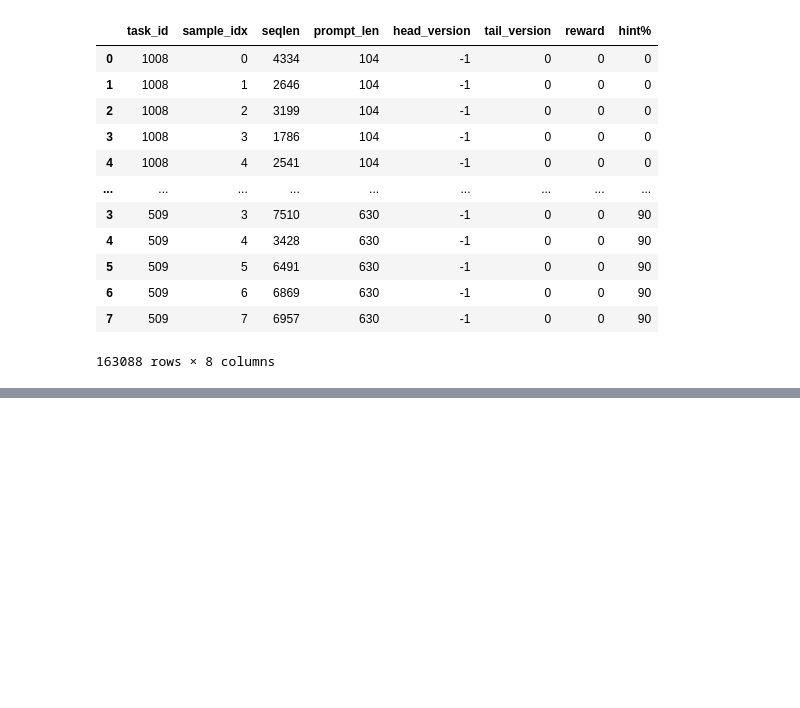
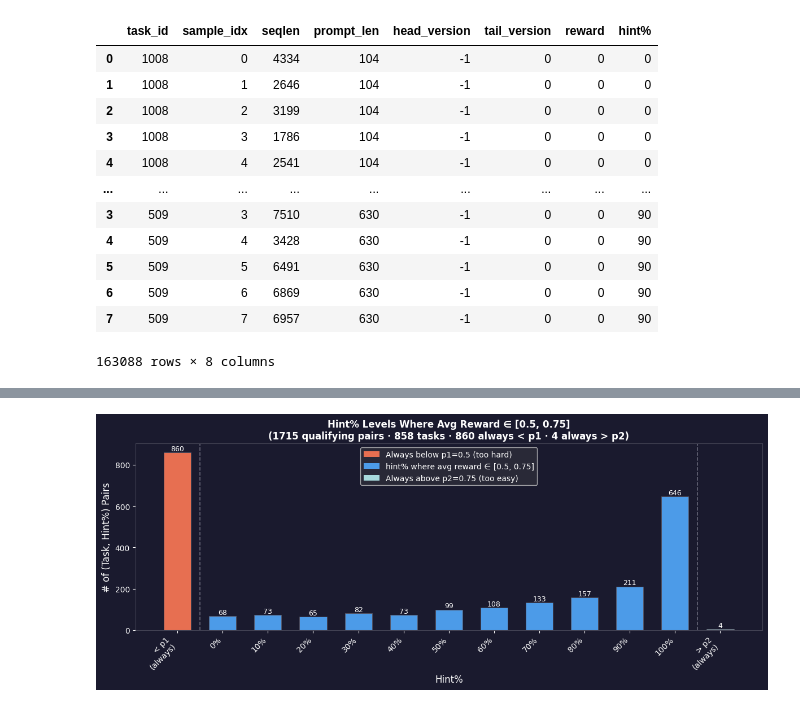
Before and after one commit to chanb/hint_rl, a Jupyter notebook: cc_scripts/plots/check_hint_usefulness-per_hint_percentage.ipynb, the cells around one changed output, grey strips where cells are left out. Cells and saved outputs as stored; diff of their text form; code cells hidden in the pictures; blank space fills up the shorter version.

```diff
--- a/cc_scripts/plots/check_hint_usefulness-per_hint_percentage.ipynb
+++ b/cc_scripts/plots/check_hint_usefulness-per_hint_percentage.ipynb
@@ -246,0 +153,82 @@ Always above p2:     4
+# %%
+p1, p2 = 0.5, 0.75
+
+# Step 1: Avg reward per (task_id, hint%)
+task_hint_reward = df.groupby(["task_id", "hint%"])["reward"].mean().reset_index()
+task_hint_reward.columns = ["task_id", "hint%", "avg_reward"]
+
+# Step 2: All (task_id, hint%) pairs where avg reward ∈ [p1, p2]
+in_range = task_hint_reward[
+    (task_hint_reward["avg_reward"] >= p1) & (task_hint_reward["avg_reward"] <= p2)
+]
+qualifying_tasks = set(in_range["task_id"])
+
+# Step 3: Classify never-in-range tasks
+never_tasks = task_hint_reward[~task_hint_reward["task_id"].isin(qualifying_tasks)]
+task_max_reward = never_tasks.groupby("task_id")["avg_reward"].max()
+task_min_reward = never_tasks.groupby("task_id")["avg_reward"].min()
+always_below_p1 = (task_max_reward < p1).sum()
+always_above_p2 = (task_min_reward > p2).sum()
+
+print(f"Qualifying (task, hint%) pairs: {len(in_range)}")
+print(f"Qualifying tasks:               {len(qualifying_tasks)}")
+print(f"Always below p1:                {always_below_p1}")
+print(f"Always above p2:                {always_above_p2}")
+
+# Step 4: Count ALL qualifying (task_id, hint%) pairs per hint% level
+hint_counts = in_range["hint%"].value_counts().sort_index()
+unique_hints = list(hint_counts.index)
+
+bar_labels = ["< p1\n(always)"] + [f"{int(v)}%" for v in unique_hints] + ["> p2\n(always)"]
+bar_values = [always_below_p1] + list(hint_counts.values) + [always_above_p2]
+bar_colors = (
+    ["#E76F51"]
+    + ["#4C9BE8"] * len(unique_hints)
+    + ["#A8DADC"]
+)
+
+x_pos = list(range(len(bar_labels)))
+
+# Step 5: Plot
+fig, ax = plt.subplots(figsize=(12, 5))
+
+ax.bar(x_pos, bar_values, width=0.6,
+       color=bar_colors, edgecolor="#555566", linewidth=0.7)
+
+for x, y in zip(x_pos, bar_values):
+    ax.text(x, y + 0.3, str(y), ha="center", va="bottom", color="white", fontsize=9)
+
+ax.axvline(x=0.5,                    color="#888899", linewidth=1.2, linestyle="--", alpha=0.7)
+ax.axvline(x=len(bar_labels) - 1.5, color="#888899", linewidth=1.2, linestyle="--", alpha=0.7)
+
+ax.set_xticks(x_pos)
+ax.set_xticklabels(bar_labels, rotation=45, ha="right")
+ax.set_xlabel("Hint%", fontsize=12)
+ax.set_ylabel("# of (Task, Hint%) Pairs", fontsize=12)
+ax.set_title(
+    f"Hint% Levels Where Avg Reward ∈ [{p1}, {p2}]\n"
+    f"({len(in_range)} qualifying pairs · {len(qualifying_tasks)} tasks · "
+    f"{always_below_p1} always < p1 · {always_above_p2} always > p2)",
+    fontsize=12, fontweight="bold"
+)
+
+legend_elements = [
+    Patch(facecolor="#E76F51", label=f"Always below p1={p1} (too hard)"),
+    Patch(facecolor="#4C9BE8", label=f"hint% where avg reward ∈ [{p1}, {p2}]"),
+    Patch(facecolor="#A8DADC", label=f"Always above p2={p2} (too easy)"),
+]
+ax.legend(handles=legend_elements, facecolor="#2E2E3A", labelcolor="white", fontsize=10)
+
+ax.set_facecolor("#1A1A2E")
+fig.patch.set_facecolor("#1A1A2E")
+ax.tick_params(colors="white")
+ax.xaxis.label.set_color("white")
+ax.yaxis.label.set_color("white")
+ax.title.set_color("white")
+for spine in ax.spines.values():
+    spine.set_edgecolor("#444455")
+
+plt.tight_layout()
+plt.savefig("hint_distribution.png", dpi=150, bbox_inches="tight")
+plt.show()
+# %% [output]
@@ -246,0 +239 @@ Always above p2:     4
+[figure, added]
```
Also changed, not shown: parts of 2 cells of this notebook.
